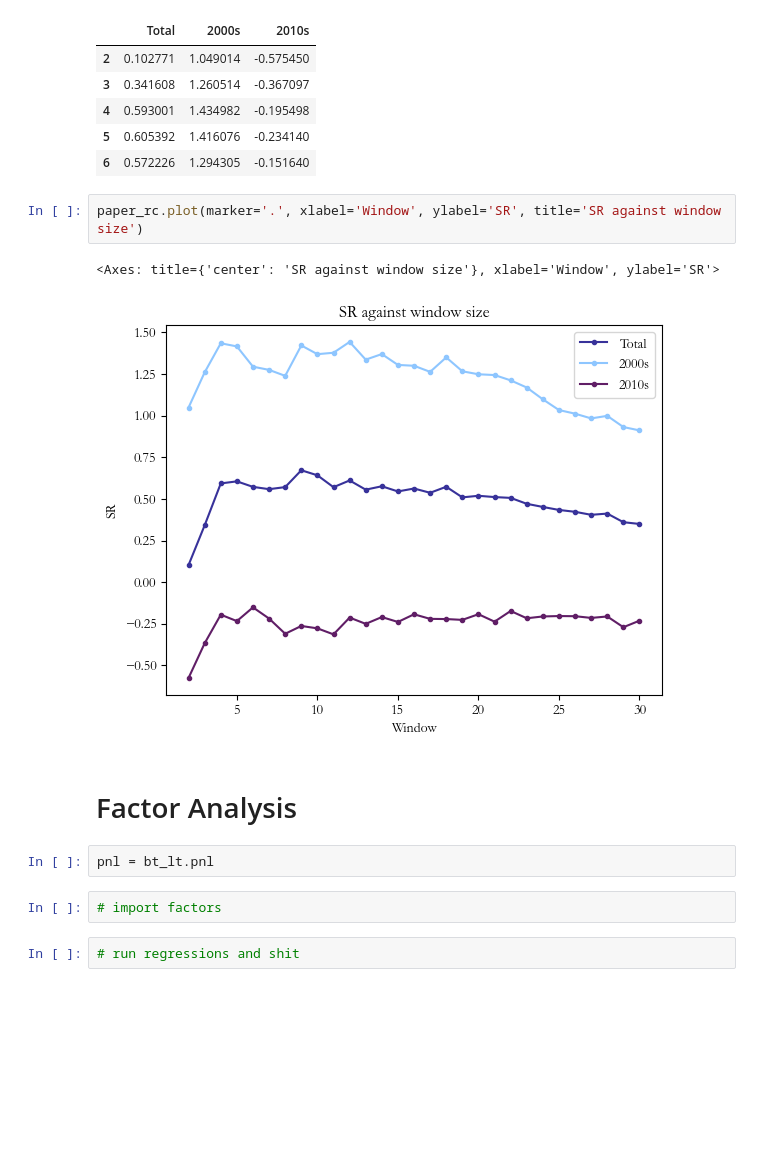
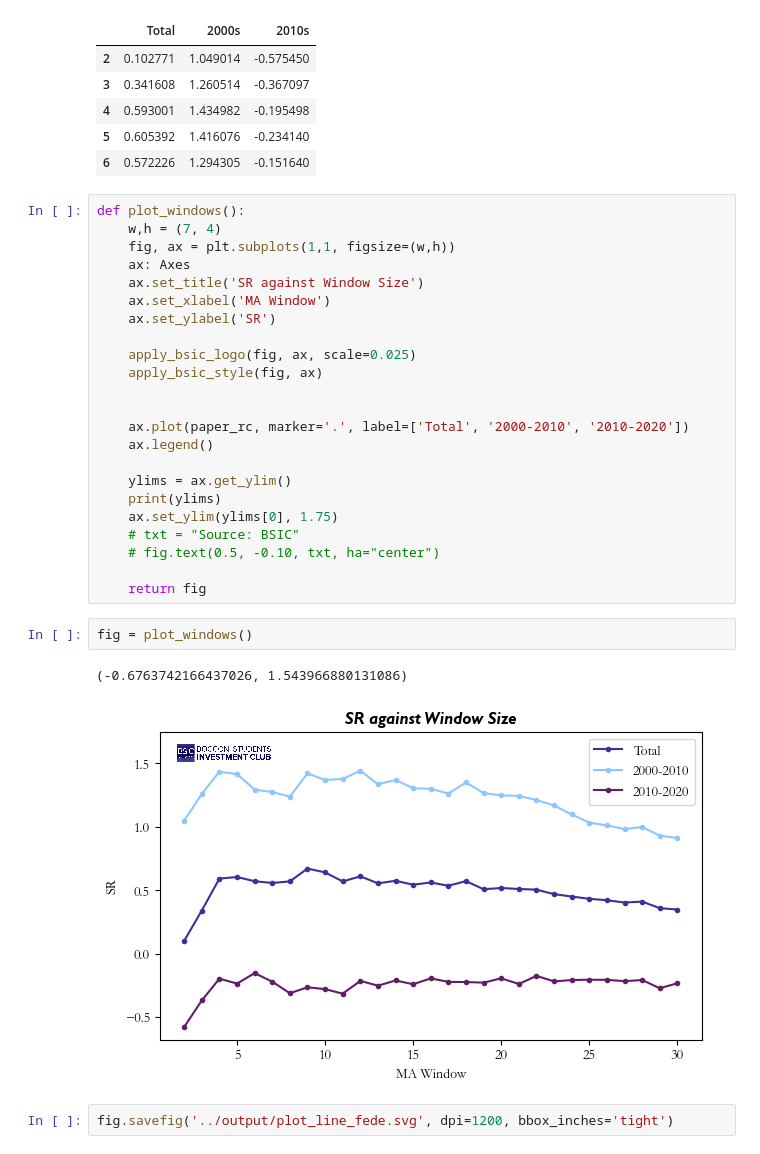
Before and after one commit to franceschiniandrea/bsic_systematic_fx, a Jupyter notebook: src/article_plots.ipynb, the cells around one changed output. Saved outputs shown, nothing was run; the diff lists cells and outputs as text; blank space fills up the shorter version.

```diff
--- a/src/article_plots.ipynb
+++ b/src/article_plots.ipynb
@@ -119,16 +144,33 @@ paper_rc.head()
 | 4 | 0.593001 | 1.434982 | -0.195498 |
 | 5 | 0.605392 | 1.416076 | -0.234140 |
 | 6 | 0.572226 | 1.294305 | -0.151640 |
-# %%
-paper_rc.plot(marker='.', xlabel='Window', ylabel='SR', title='SR against window size')
-# %% [output]
-<Axes: title={'center': 'SR against window size'}, xlabel='Window', ylabel='SR'>
-[figure, removed]
-# %% [markdown]
-# Factor Analysis
-# %%
-pnl = bt_lt.pnl
-# %%
-# import factors
-# %%
-# run regressions and shit
+# %%
+def plot_windows():
+    w,h = (7, 4)
+    fig, ax = plt.subplots(1,1, figsize=(w,h))
+    ax: Axes
+    ax.set_title('SR against Window Size')
+    ax.set_xlabel('MA Window')
+    ax.set_ylabel('SR')
+
+    apply_bsic_logo(fig, ax, scale=0.025)
+    apply_bsic_style(fig, ax)
+
+
+    ax.plot(paper_rc, marker='.', label=['Total', '2000-2010', '2010-2020'])
+    ax.legend()
+
+    ylims = ax.get_ylim()
+    print(ylims)
+    ax.set_ylim(ylims[0], 1.75)
+    # txt = "Source: BSIC"
+    # fig.text(0.5, -0.10, txt, ha="center")
+
+    return fig
+# %%
+fig = plot_windows()
+# %% [output]
+(-0.6763742166437026, 1.543966880131086)
+[figure, added]
+# %%
+fig.savefig('../output/plot_line_fede.svg', dpi=1200, bbox_inches='tight')
```
Also changed, not shown: parts of 7 cells of this notebook.
